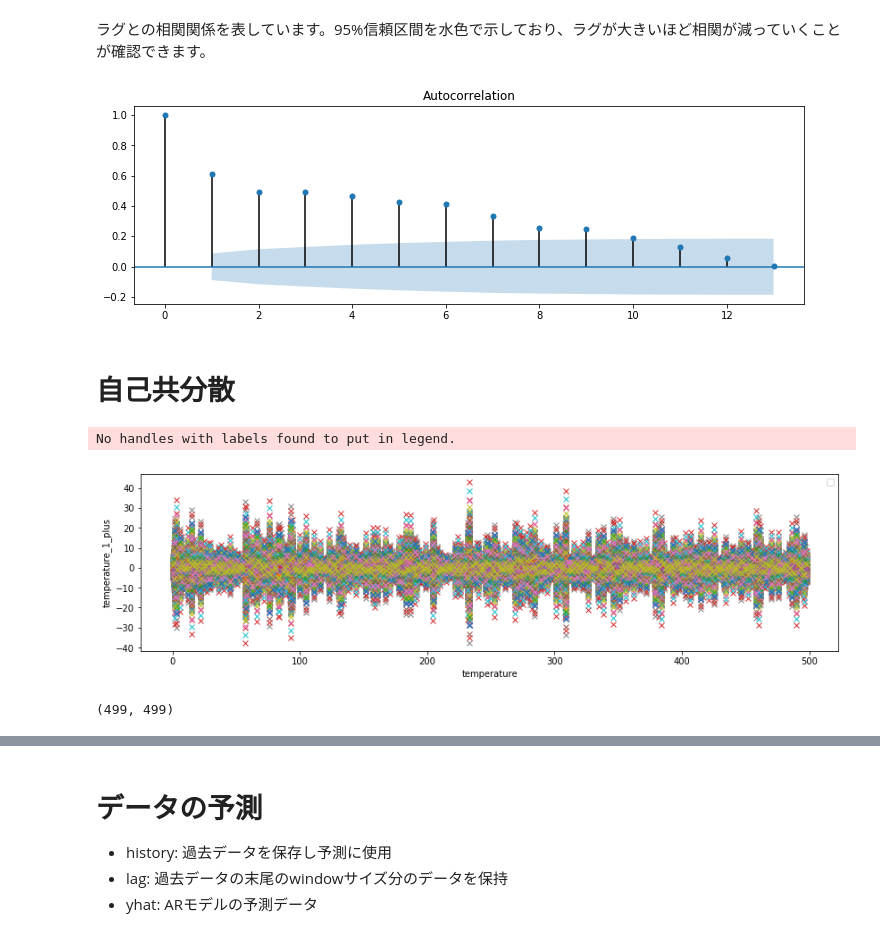
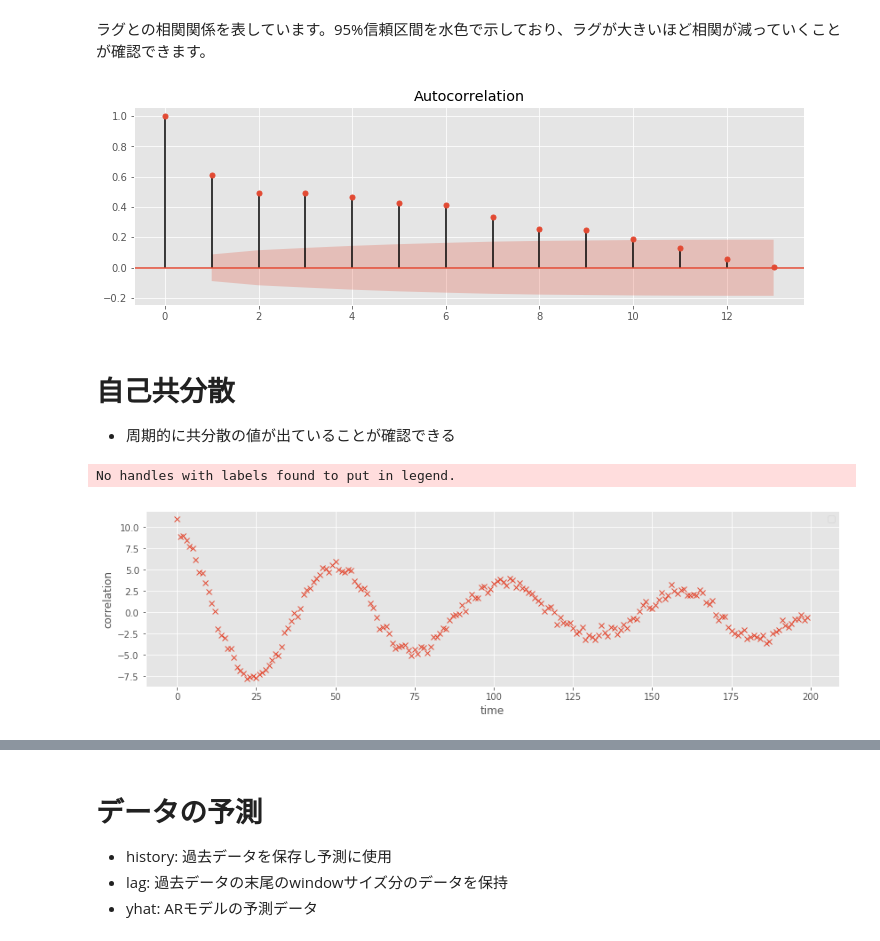
Before and after one commit to SnowMasaya/time_series_anomaly_detect_hands_on, a Jupyter notebook: time_series_anomaly_detect.ipynb, the cells around one changed output, grey strips where cells are left out. Drawn from its saved outputs; the diff is of its cells as text; code cells hidden in the pictures.

```diff
--- a/time_series_anomaly_detect.ipynb
+++ b/time_series_anomaly_detect.ipynb
@@ -9,6 +11,7 @@
 # %% [markdown]
 # 各種ライブラリの取得
 # %%
+%matplotlib inline
 import numpy as np
 import pylab
 from pandas import read_csv
@@ -17,6 +20,11 @@ from statsmodels.tsa.ar_model import AR
 from sklearn.metrics import roc_curve, auc
 import matplotlib.pyplot as plt
 import statsmodels.api as sm
+import scipy.stats as st
+import sys
+from matplotlib import animation as ani
+import sklearn.metrics as mt
+plt.style.use('ggplot')
 # %% [markdown]
 # 気温データの取得
 
@@ -157,22 +176,28 @@ fig = plt.figure(figsize=(12,8))
 ax1 = fig.add_subplot(211)
 fig = sm.graphics.tsa.plot_acf(X_orig, lags=13, ax=ax1)
 # %% [output]
-[figure, old version]
+[figure, new version]
 # %% [markdown]
 # 自己共分散
+
+- 周期的に共分散の値が出ていることが確認できる
 # %%
-a = np.array([X_orig[:-i], X_orig[i:]])
-a_cov = np.cov(a, rowvar=0, bias=1)
+i = 1
+self_correate = []
+for i in range(200):
+    i = i + 1
+    a = np.array([X_orig[:-i], X_orig[i:]])
+    # a_cov = np.cov(a, rowvar=0, bias=1)
+    a_cov = np.cov(a)
+    self_correate.append(a_cov[0][1])
 
 pylab.figure(figsize=(14, 8))
 pylab.subplot(211)
-pylab.xlabel('temperature')
-pylab.ylabel('temperature_' + str(i) + '_plus')
-pylab.plot(a_cov, 'x')
+pylab.xlabel('time')
+pylab.ylabel('correlation')
+pylab.plot(self_correate, 'x')
 pylab.legend(loc='upper right')
 pylab.show()
-a_cov.shape
 # %% [output]
 No handles with labels found to put in legend.
-[figure, old version]
+[figure, new version]
-(499, 499)
```
Also changed, not shown: parts of 37 cells of this notebook, 1 other file.
